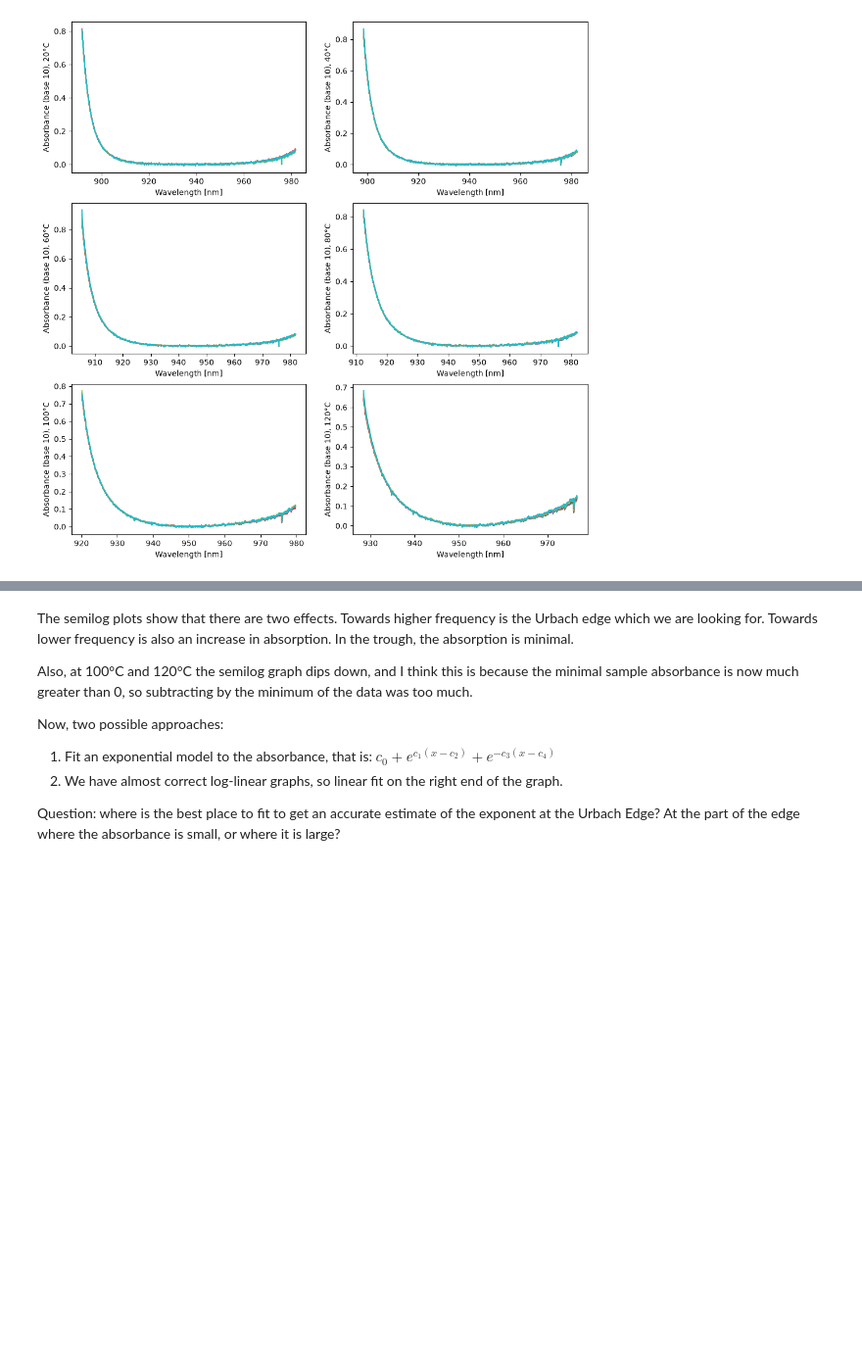
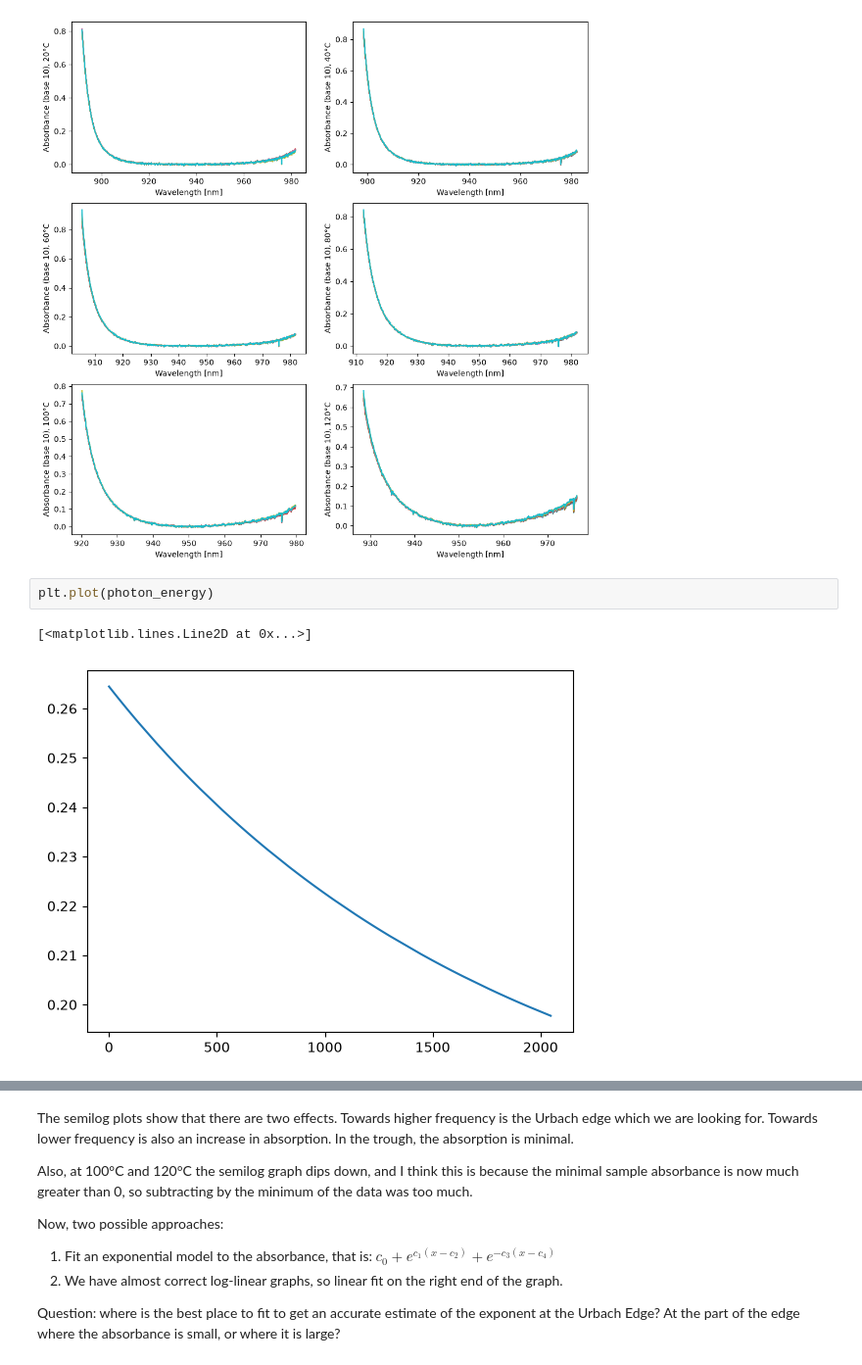
Before and after one commit to rcaerbannog/enph352-lab-band, a Jupyter notebook: band-lab-notebook.ipynb, the cells around one changed output, grey strips where cells are left out. Shown at 98% size. Cells and saved outputs as stored; diff of their text form; blank space fills up the shorter version.

```diff
--- a/band-lab-notebook.ipynb
+++ b/band-lab-notebook.ipynb
@@ -395,5 +417,10 @@ for (ii, temp, data_temp) in zip(range(6), [20, 40, 60, 80, 100, 120], [data_20,
     axs[ii].set_ylabel(f"Absorbance (base 10), {temp}°C")
 # %% [output]
 [figure]
+# %%
+plt.plot(photon_energy)
+# %% [output]
+[<matplotlib.lines.Line2D at 0x...>]
+[figure, added]
 # %%
 # Sanity check, all data is at worst level shifted is a true assumption. Average the data and do the log-linear fit!
```
Also changed, not shown: parts of 27 cells of this notebook, 4 other files.
